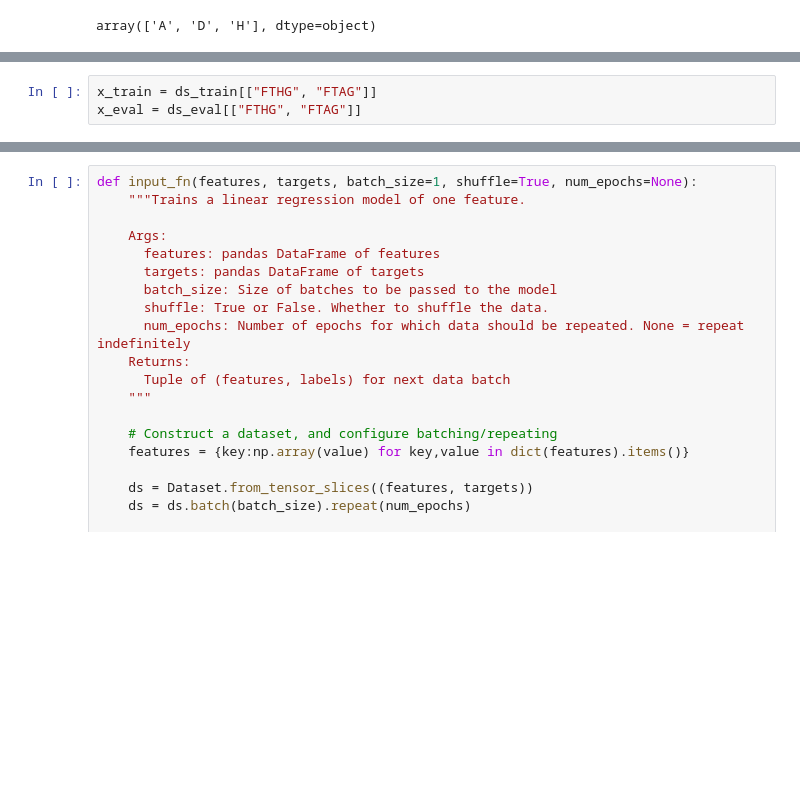
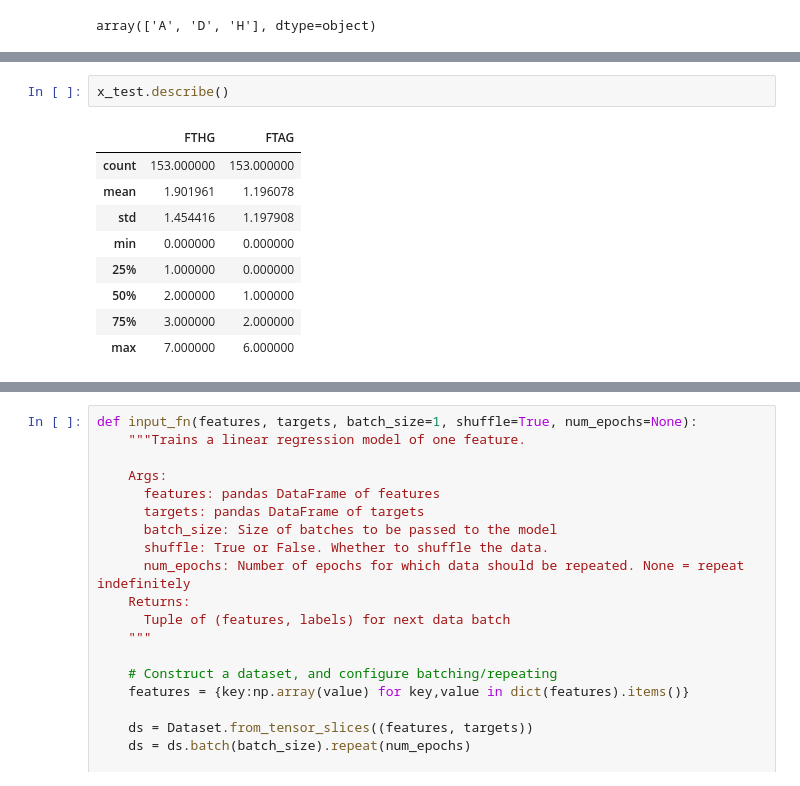
Before and after one commit to XinyueZ/tf, a Jupyter notebook: ipynb/Bundesliga_Results_estimator.ipynb, the cells around one changed output, grey strips where cells are left out. Drawn from its saved outputs; the diff is of its cells as text; blank space fills up the shorter version.

```diff
--- a/ipynb/Bundesliga_Results_estimator.ipynb
+++ b/ipynb/Bundesliga_Results_estimator.ipynb
@@ -90,6 +94,15 @@ ds_eval.describe()
-# %%
-x_train = ds_train[["FTHG", "FTAG"]]
-x_eval = ds_eval[["FTHG", "FTAG"]]
+# %%
+x_test.describe()
+# %% [output]
+|  | FTHG | FTAG |
+| count | 153.000000 | 153.000000 |
+| mean | 1.901961 | 1.196078 |
+| std | 1.454416 | 1.197908 |
+| min | 0.000000 | 0.000000 |
+| 25% | 1.000000 | 0.000000 |
+| 50% | 2.000000 | 1.000000 |
+| 75% | 3.000000 | 2.000000 |
+| max | 7.000000 | 6.000000 |
 # %%
 x_train.head()
 # %% [output]
```
Also changed, not shown: parts of 19 cells of this notebook.
